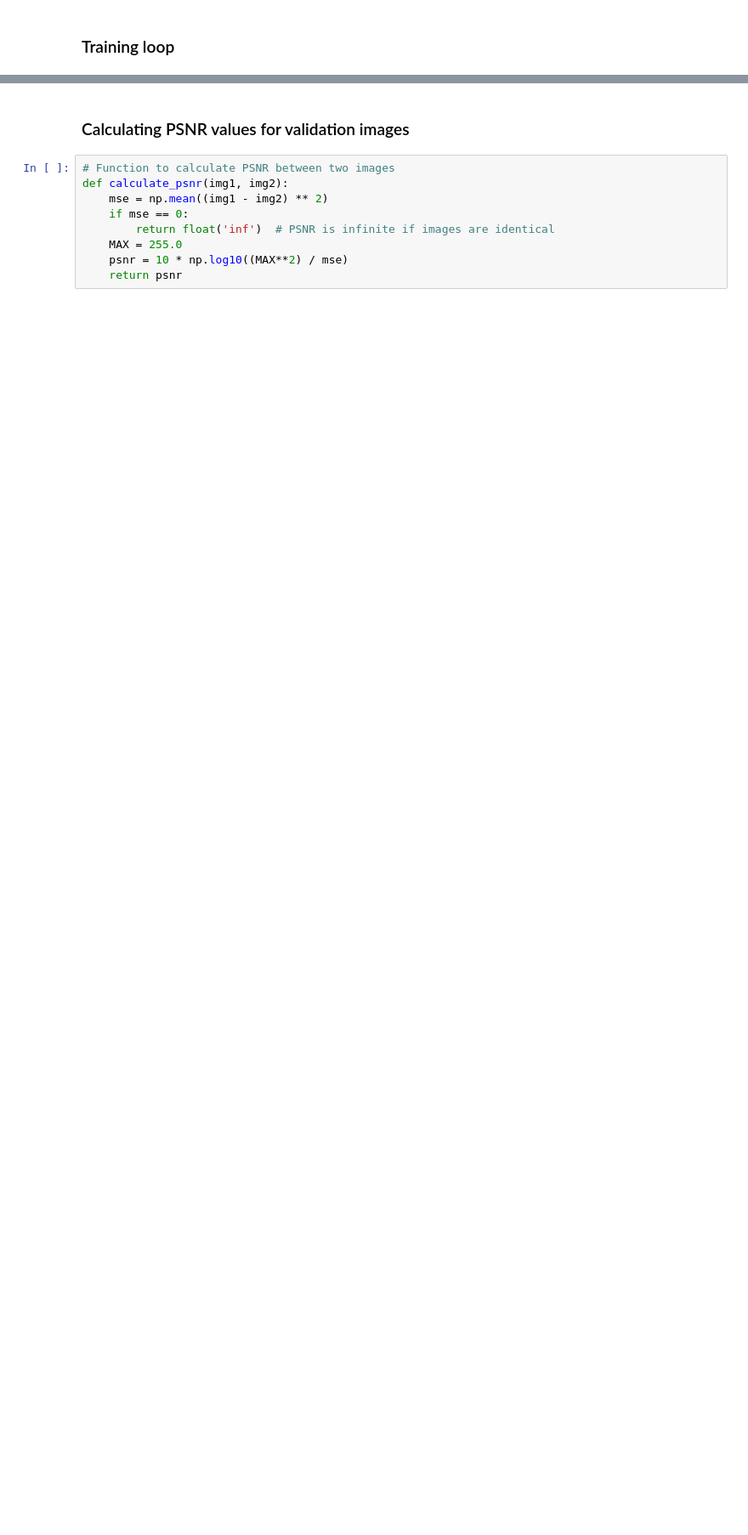
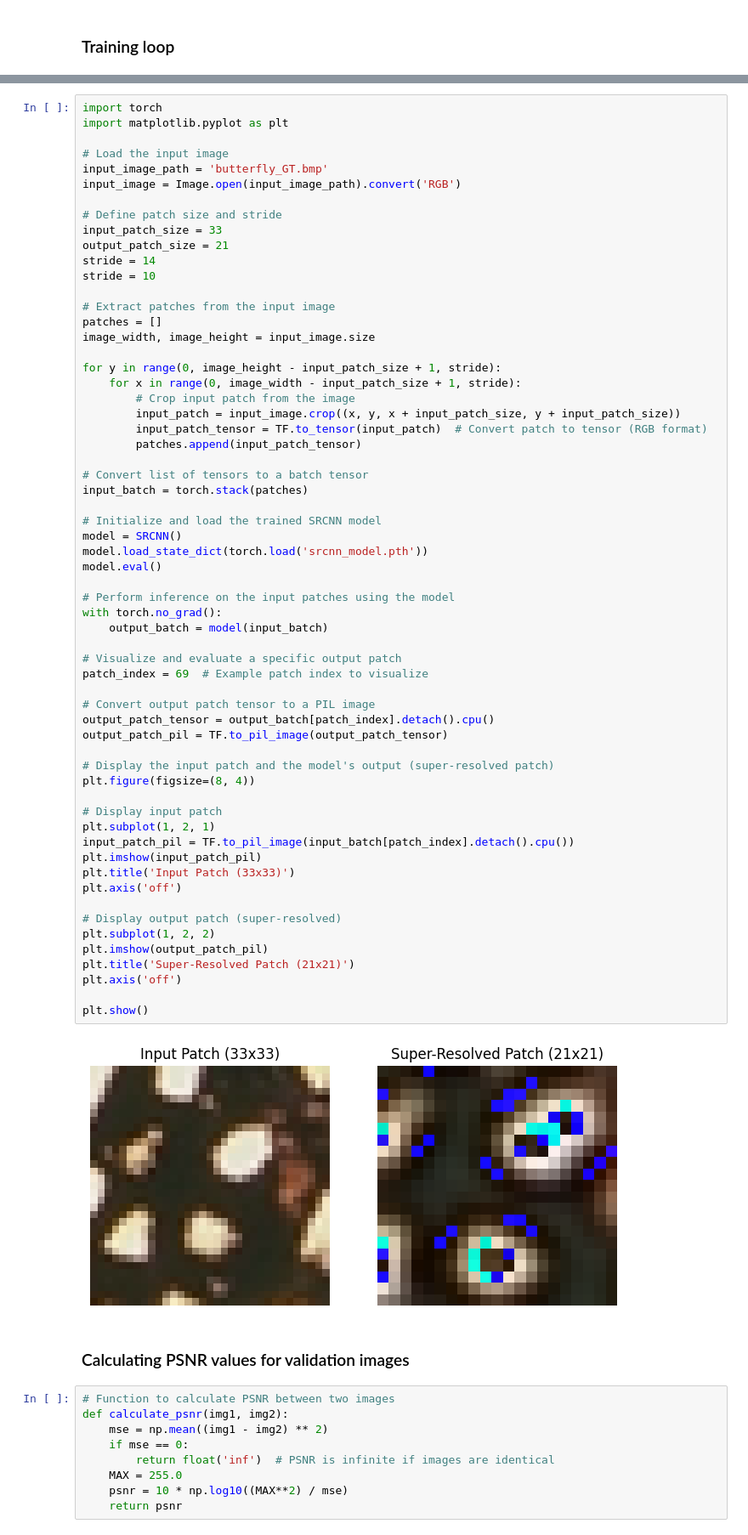
Before and after one commit to AdamAzuddin/SRCNN-PyTorch, a Jupyter notebook: train_srcnn.ipynb, the cells around one changed output, grey strips where cells are left out. Shown at 85% size. Cells and saved outputs as stored; diff of their text form; blank space fills up the shorter version.

```diff
--- a/train_srcnn.ipynb
+++ b/train_srcnn.ipynb
@@ -156,3 +236,66 @@ Validation Loss: 0.05704200948140895
+# %%
+import torch
+import matplotlib.pyplot as plt
+
+# Load the input image
+input_image_path = 'butterfly_GT.bmp'
+input_image = Image.open(input_image_path).convert('RGB')
+
+# Define patch size and stride
+input_patch_size = 33
+output_patch_size = 21
+stride = 14
+stride = 10
+
+# Extract patches from the input image
+patches = []
+image_width, image_height = input_image.size
+
+for y in range(0, image_height - input_patch_size + 1, stride):
+    for x in range(0, image_width - input_patch_size + 1, stride):
+        # Crop input patch from the image
+        input_patch = input_image.crop((x, y, x + input_patch_size, y + input_patch_size))
+        input_patch_tensor = TF.to_tensor(input_patch)  # Convert patch to tensor (RGB format)
+        patches.append(input_patch_tensor)
+
+# Convert list of tensors to a batch tensor
+input_batch = torch.stack(patches)
+
+# Initialize and load the trained SRCNN model
+model = SRCNN()
+model.load_state_dict(torch.load('srcnn_model.pth'))
+model.eval()
+
+# Perform inference on the input patches using the model
+with torch.no_grad():
+    output_batch = model(input_batch)
+
+# Visualize and evaluate a specific output patch
+patch_index = 69  # Example patch index to visualize
+
+# Convert output patch tensor to a PIL image
+output_patch_tensor = output_batch[patch_index].detach().cpu()
+output_patch_pil = TF.to_pil_image(output_patch_tensor)
+
+# Display the input patch and the model's output (super-resolved patch)
+plt.figure(figsize=(8, 4))
+
+# Display input patch
+plt.subplot(1, 2, 1)
+input_patch_pil = TF.to_pil_image(input_batch[patch_index].detach().cpu())
+plt.imshow(input_patch_pil)
+plt.title('Input Patch (33x33)')
+plt.axis('off')
+
+# Display output patch (super-resolved)
+plt.subplot(1, 2, 2)
+plt.imshow(output_patch_pil)
+plt.title('Super-Resolved Patch (21x21)')
+plt.axis('off')
+
+plt.show()
+# %% [output]
+[figure, added]
 # %% [markdown]
 ### Calculating PSNR values for validation images
 # %%
```
Also changed, not shown: parts of 11 cells of this notebook, 5 other files.
